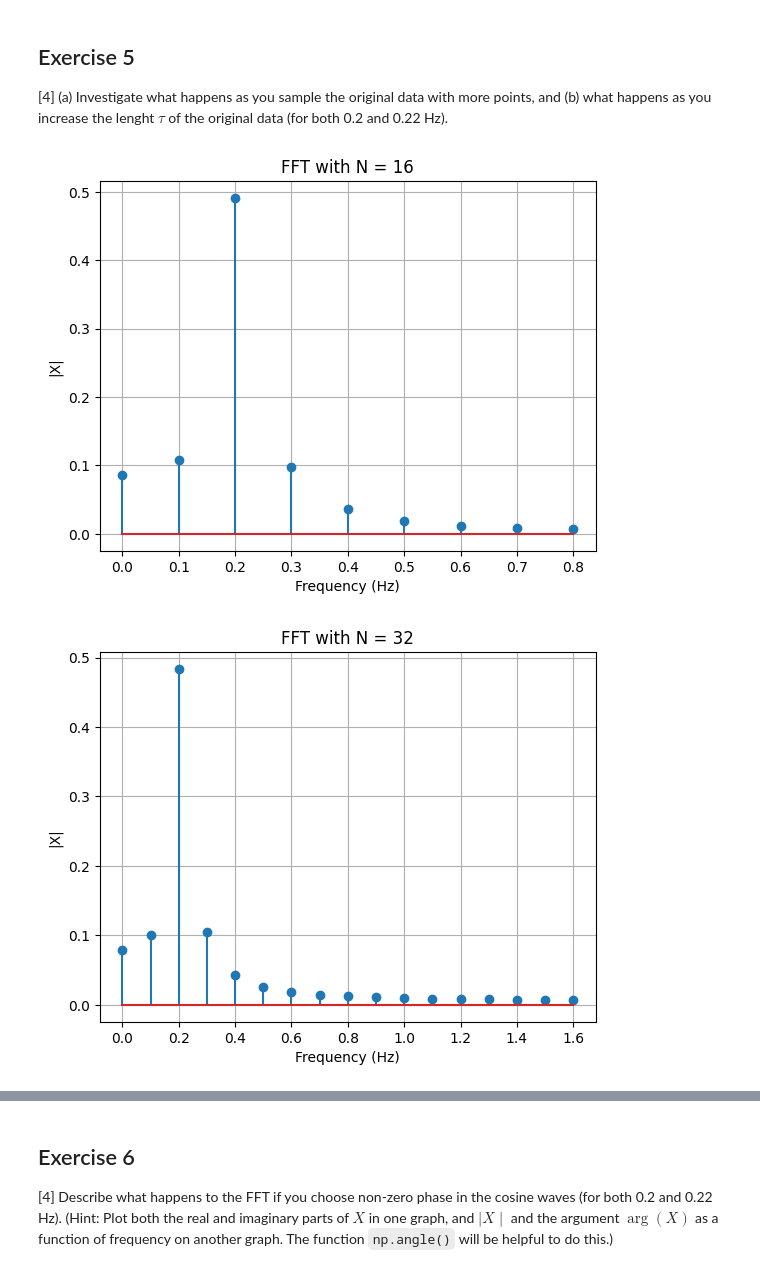
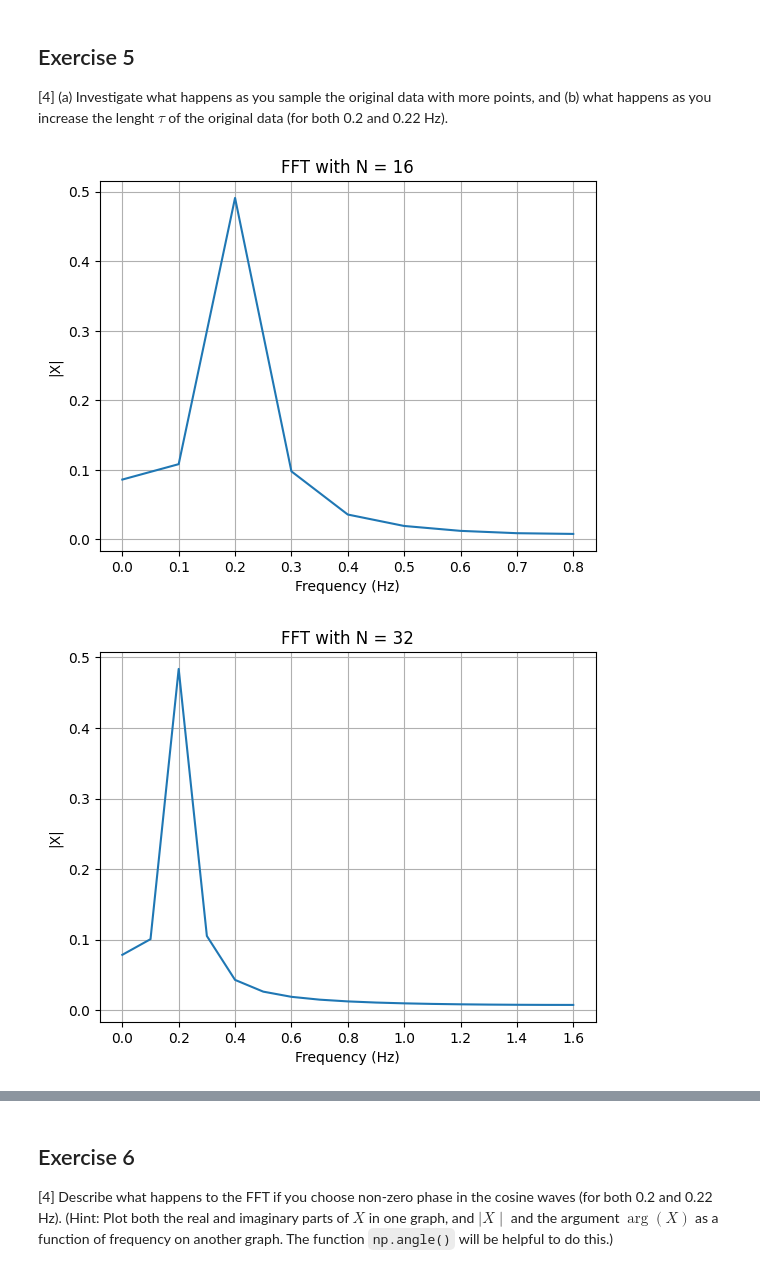
Before and after one commit to PX2145-2025/week-10-b-lowri-nicholls, a Jupyter notebook: FFT.ipynb, the cells around one changed output, grey strips where cells are left out. Drawn from its saved outputs; the diff is of its cells as text; code cells hidden in the pictures.

```diff
--- a/FFT.ipynb
+++ b/FFT.ipynb
@@ -517,37 +517,37 @@ frq = Fs * np.arange(N) / N
 X = X[:N//2+1]
 frq = frq[:N//2+1]
 
-plt.stem(frq, np.abs(X))
+plt.plot(frq, np.abs(X))
 plt.xlabel("Frequency (Hz)")
 plt.ylabel("|X|")
 plt.title(f"FFT with N = {N}")
 plt.grid()
 plt.show()
 # %% [output]
-[figure, old version]
+[figure, new version]
 # %%
 #Different N values: 16, 32, 64, 128
 N = 32
 tau = 10.0
 Fs = N / tau
 
 t = np.linspace(0, tau, N, endpoint=False)
 x = np.cos(2*np.pi*fq*t)
 
 X = fft(x) / N
 frq = Fs * np.arange(N) / N
 
 X = X[:N//2+1]
 frq = frq[:N//2+1]
 
-plt.stem(frq, np.abs(X))
+plt.plot(frq, np.abs(X))
 plt.xlabel("Frequency (Hz)")
 plt.ylabel("|X|")
 plt.title(f"FFT with N = {N}")
 plt.grid()
 plt.show()
 # %% [output]
-[figure, old version]
+[figure, new version]
 # %%
 #Different N values: 16, 32, 64, 128
 N = 64
```
Also changed, not shown: parts of 7 cells of this notebook.
